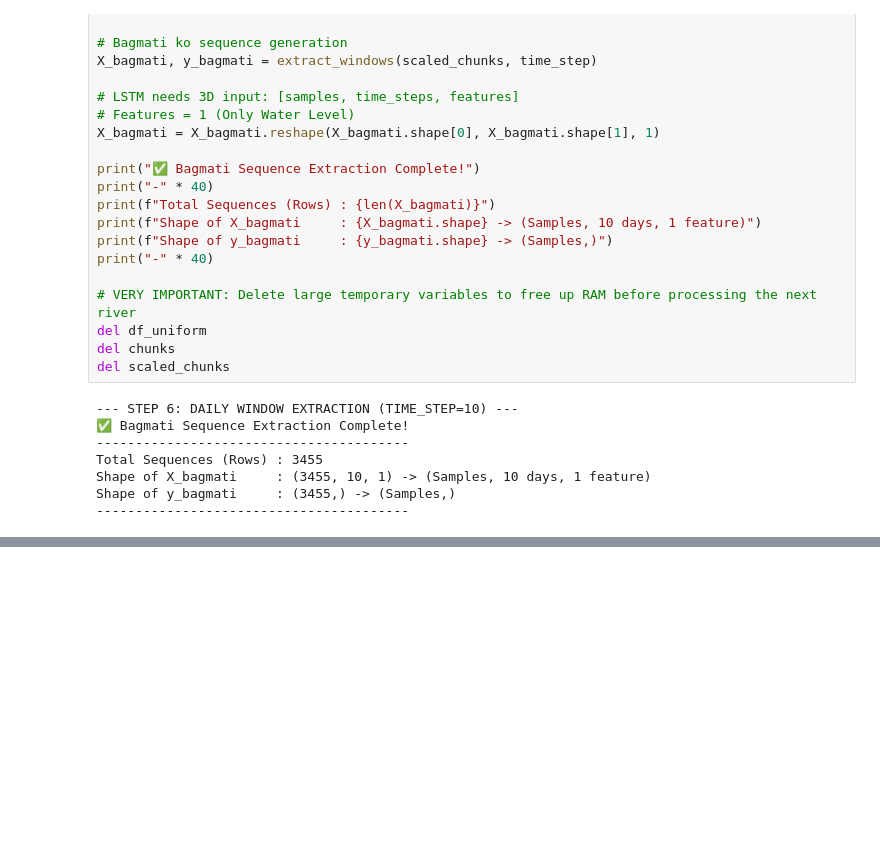
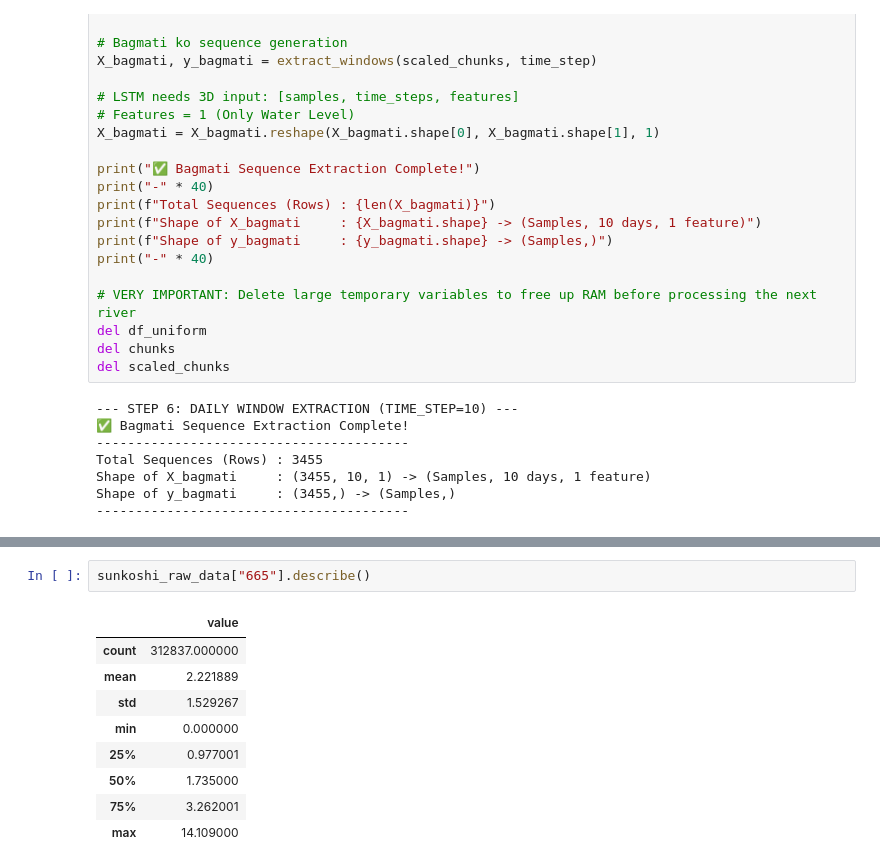
Before and after one commit to shishir881/Kamala-River-WaterLevel-Detection-RAN, a Jupyter notebook: cleaned data_base model/bagmati.ipynb, the cells around one changed output, grey strips where cells are left out. Cells and saved outputs as stored; diff of their text form; blank space fills up the shorter version.

```diff
--- a/cleaned data_base model/bagmati.ipynb
+++ b/cleaned data_base model/bagmati.ipynb
@@ -256,0 +339,12 @@ Shape of y_bagmati     : (3455,) -> (Samples,)
+# %%
+sunkoshi_raw_data["665"].describe()
+# %% [output]
+|  | value |
+| count | 312837.000000 |
+| mean | 2.221889 |
+| std | 1.529267 |
+| min | 0.000000 |
+| 25% | 0.977001 |
+| 50% | 1.735000 |
+| 75% | 3.262001 |
+| max | 14.109000 |
```
Also changed, not shown: parts of 5 cells of this notebook.
